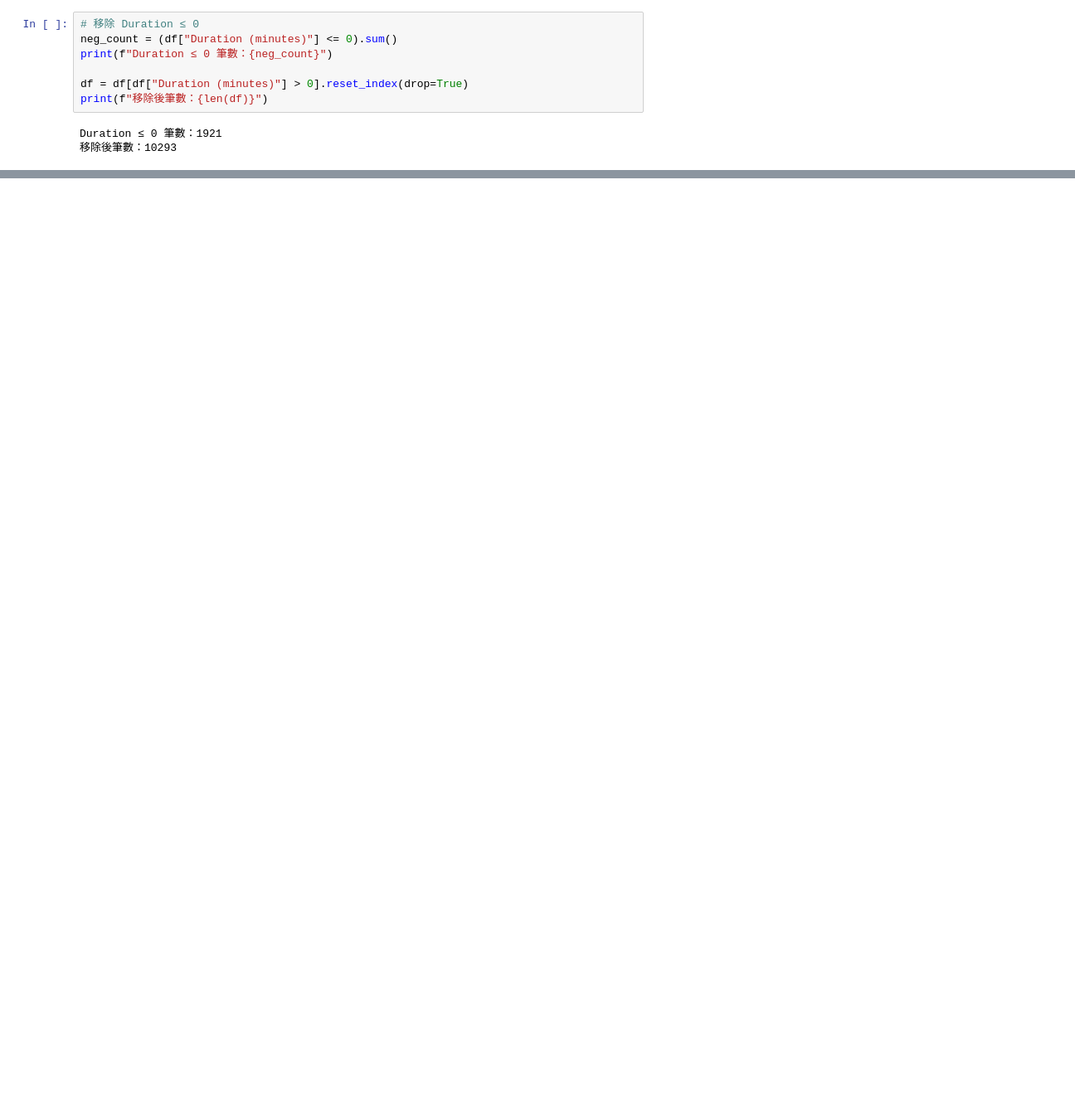
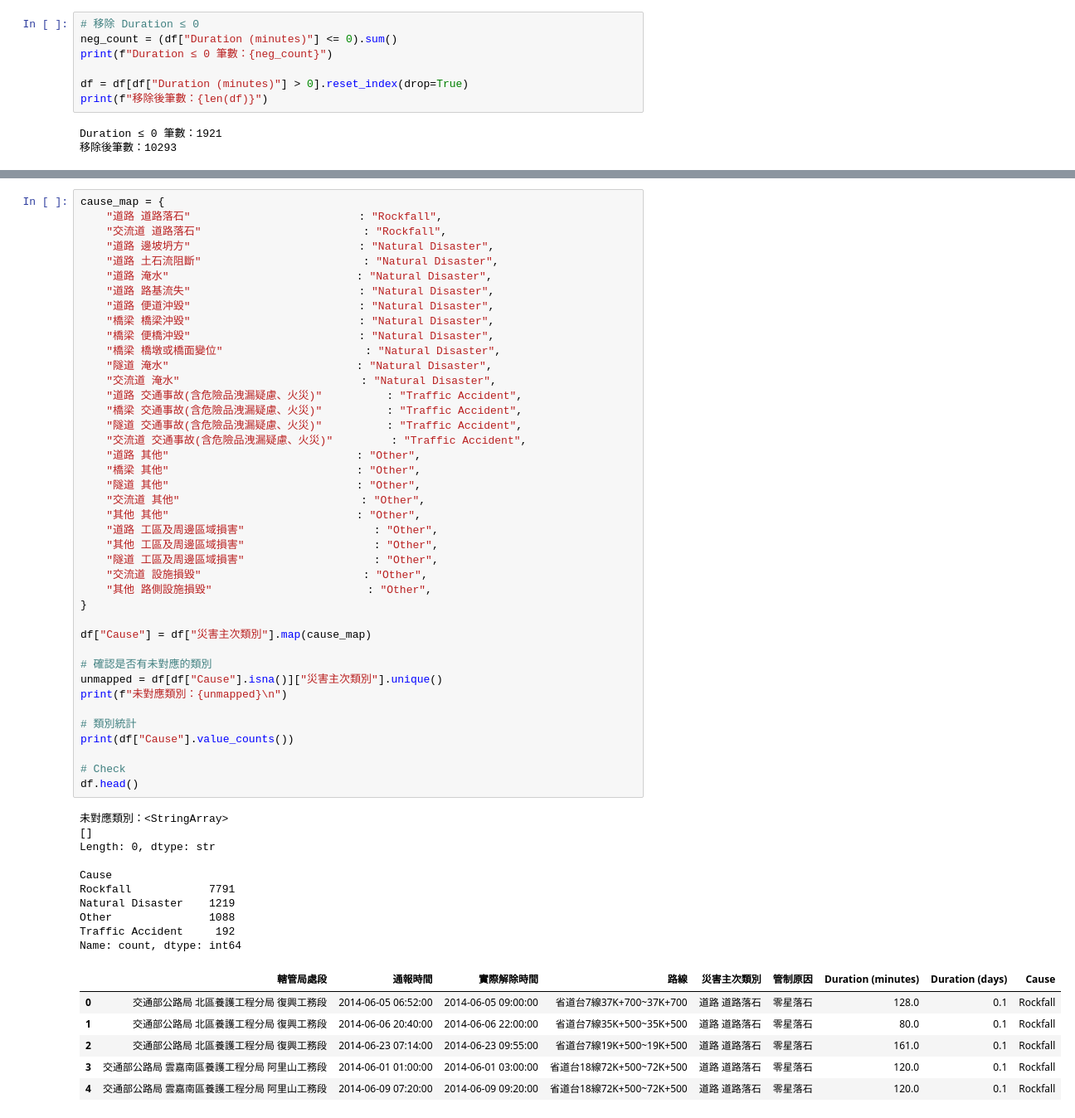
Before and after one commit to jungswork/06_Road_Repar_Time, a Jupyter notebook: 01_road_data_preprocessing.ipynb, the cells around one changed output, grey strips where cells are left out. Shown at 83% size. Drawn from its saved outputs; the diff is of its cells as text; blank space fills up the shorter version.

```diff
--- a/01_road_data_preprocessing.ipynb
+++ b/01_road_data_preprocessing.ipynb
@@ -367,0 +374,58 @@ df[(df["Duration (days)"] > 30) & (df["災害主次類別"] == "道路 道路落
+# %%
+cause_map = {
+    "道路 道路落石"                          : "Rockfall",
+    "交流道 道路落石"                         : "Rockfall",
+    "道路 邊坡坍方"                          : "Natural Disaster",
+    "道路 土石流阻斷"                         : "Natural Disaster",
+    "道路 淹水"                             : "Natural Disaster",
+    "道路 路基流失"                          : "Natural Disaster",
+    "道路 便道沖毀"                          : "Natural Disaster",
+    "橋梁 橋梁沖毀"                          : "Natural Disaster",
+    "橋梁 便橋沖毀"                          : "Natural Disaster",
+    "橋梁 橋墩或橋面變位"                      : "Natural Disaster",
+    "隧道 淹水"                             : "Natural Disaster",
+    "交流道 淹水"                            : "Natural Disaster",
+    "道路 交通事故(含危險品洩漏疑慮、火災)"          : "Traffic Accident",
+    "橋梁 交通事故(含危險品洩漏疑慮、火災)"          : "Traffic Accident",
+    "隧道 交通事故(含危險品洩漏疑慮、火災)"          : "Traffic Accident",
+    "交流道 交通事故(含危險品洩漏疑慮、火災)"         : "Traffic Accident",
+    "道路 其他"                             : "Other",
+    "橋梁 其他"                             : "Other",
+    "隧道 其他"                             : "Other",
+    "交流道 其他"                            : "Other",
+    "其他 其他"                             : "Other",
+    "道路 工區及周邊區域損害"                    : "Other",
+    "其他 工區及周邊區域損害"                    : "Other",
+    "隧道 工區及周邊區域損害"                    : "Other",
+    "交流道 設施損毀"                         : "Other",
+    "其他 路側設施損毀"                        : "Other",
+}
+
+df["Cause"] = df["災害主次類別"].map(cause_map)
+
+# 確認是否有未對應的類別
+unmapped = df[df["Cause"].isna()]["災害主次類別"].unique()
+print(f"未對應類別：{unmapped}\n")
+
+# 類別統計
+print(df["Cause"].value_counts())
+
+# Check
+df.head()
+# %% [output]
+未對應類別：<StringArray>
+[]
+Length: 0, dtype: str
+
+Cause
+Rockfall            7791
+Natural Disaster    1219
+Other               1088
+Traffic Accident     192
+Name: count, dtype: int64
+|  | 轄管局處段 | 通報時間 | 實際解除時間 | 路線 | 災害主次類別 | 管制原因 | Duration (minutes) | Duration (days) | Cause |
+| 0 | 交通部公路局 北區養護工程分局 復興工務段 | 2014-06-05 06:52:00 | 2014-06-05 09:00:00 | 省道台7線37K+700~37K+700 | 道路 道路落石 | 零星落石 | 128.0 | 0.1 | Rockfall |
+| 1 | 交通部公路局 北區養護工程分局 復興工務段 | 2014-06-06 20:40:00 | 2014-06-06 22:00:00 | 省道台7線35K+500~35K+500 | 道路 道路落石 | 零星落石 | 80.0 | 0.1 | Rockfall |
+| 2 | 交通部公路局 北區養護工程分局 復興工務段 | 2014-06-23 07:14:00 | 2014-06-23 09:55:00 | 省道台7線19K+500~19K+500 | 道路 道路落石 | 零星落石 | 161.0 | 0.1 | Rockfall |
+| 3 | 交通部公路局 雲嘉南區養護工程分局 阿里山工務段 | 2014-06-01 01:00:00 | 2014-06-01 03:00:00 | 省道台18線72K+500~72K+500 | 道路 道路落石 | 零星落石 | 120.0 | 0.1 | Rockfall |
+| 4 | 交通部公路局 雲嘉南區養護工程分局 阿里山工務段 | 2014-06-09 07:20:00 | 2014-06-09 09:20:00 | 省道台18線72K+500~72K+500 | 道路 道路落石 | 零星落石 | 120.0 | 0.1 | Rockfall |
```
Also changed, not shown: parts of 4 cells of this notebook, 1 other file.
